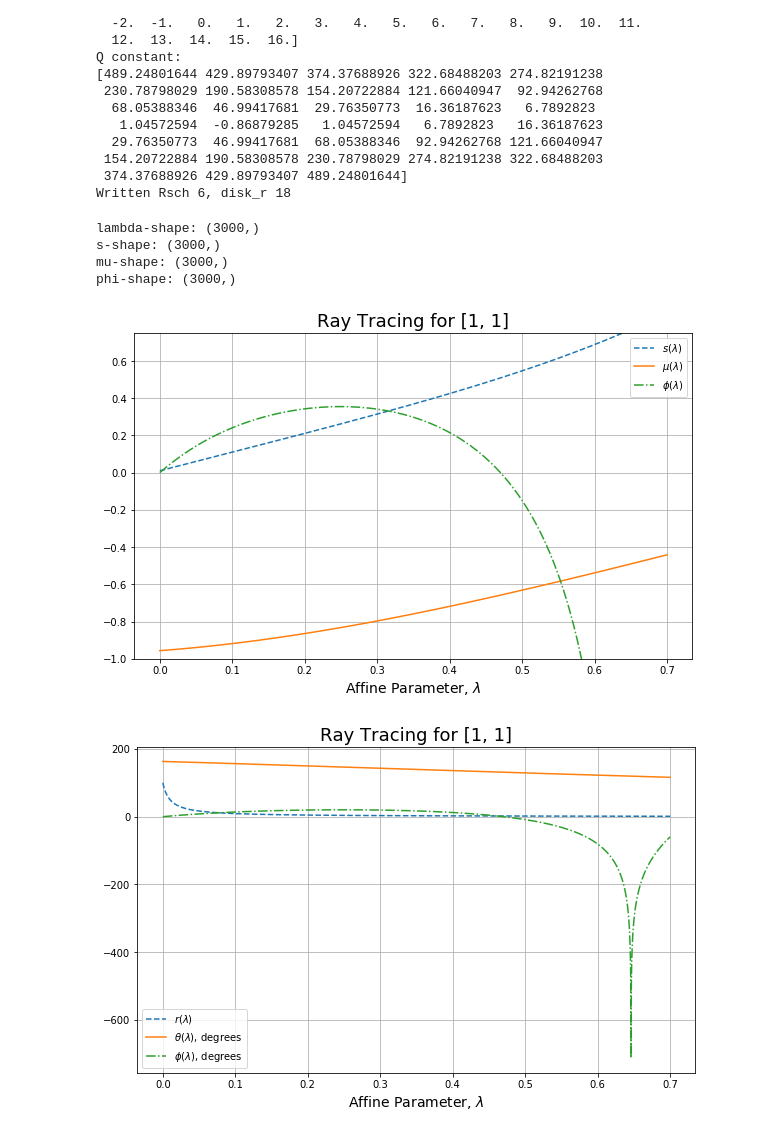
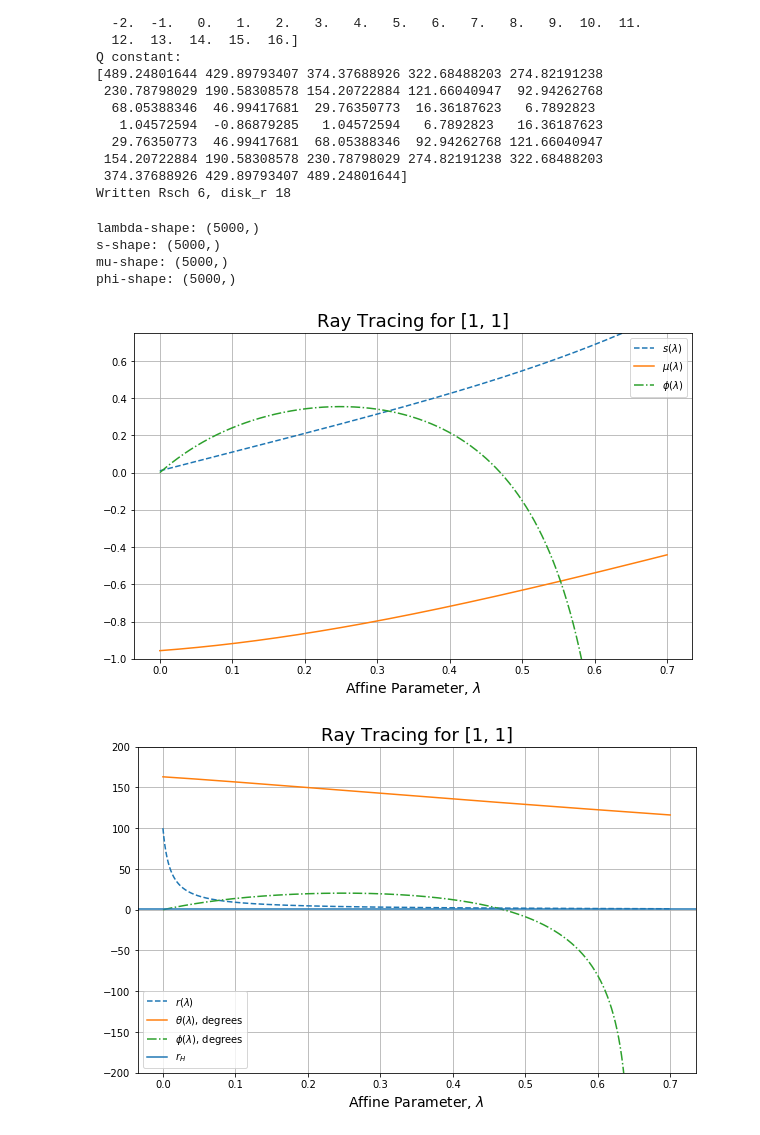
Before and after one commit to jmccull/PHY364_HW3, a Jupyter notebook: Visualization.ipynb, the cells around one changed output. Saved outputs shown, nothing was run; the diff lists cells and outputs as text; code cells hidden in the pictures.

Commit message:
Adjusted plotting for 2D parameter, single ray trace

```diff
--- a/Visualization.ipynb
+++ b/Visualization.ipynb
@@ -152,6 +152,8 @@ class bh_vis:
         plt.ylim([-1,self.sH])
         plt.show()
 
+        #TBD, fix azimuth, phi
+
         #plot them in polar coordinates:
         #plot the parameters
         plt.figure(figsize=(10,6))
@@ -159,10 +161,11 @@ class bh_vis:
         plt.plot(lam,np.arccos(mu)*180./np.pi,'-',label = r'$\theta(\lambda)$, degrees')
         plt.plot(lam,phi*180./np.pi,'-.',label = r'$\phi(\lambda)$, degrees')
         plt.grid(True)
+        plt.axhline(y=1/self.sH,label=r'$r_H$')
         plt.legend(loc='bottom left')
         plt.xlabel(r'Affine Parameter, $\lambda$',fontsize=14)
         plt.title('Ray Tracing for {}'.format(self.pos),fontsize=18)
-        #plt.ylim([-1,self.sH])
+        plt.ylim([-200,200])
         plt.show()
 
         return lam, s, mu, phi
@@ -208,11 +211,11 @@ Q constant:
  374.37688926 429.89793407 489.24801644]
 Written Rsch 6, disk_r 18
 # %%
-lam, s, mu, phi = test1.twoDtrace([1,1],[0,0.7],num=3000)
+lam, s, mu, phi = test1.twoDtrace([1,1],[0,0.7],num=5000)
 # %% [output]
-lambda-shape: (3000,)
-s-shape: (3000,)
-mu-shape: (3000,)
-phi-shape: (3000,)
+lambda-shape: (5000,)
+s-shape: (5000,)
+mu-shape: (5000,)
+phi-shape: (5000,)
 [figure]
-[figure, old version]
+[figure, new version]
```
